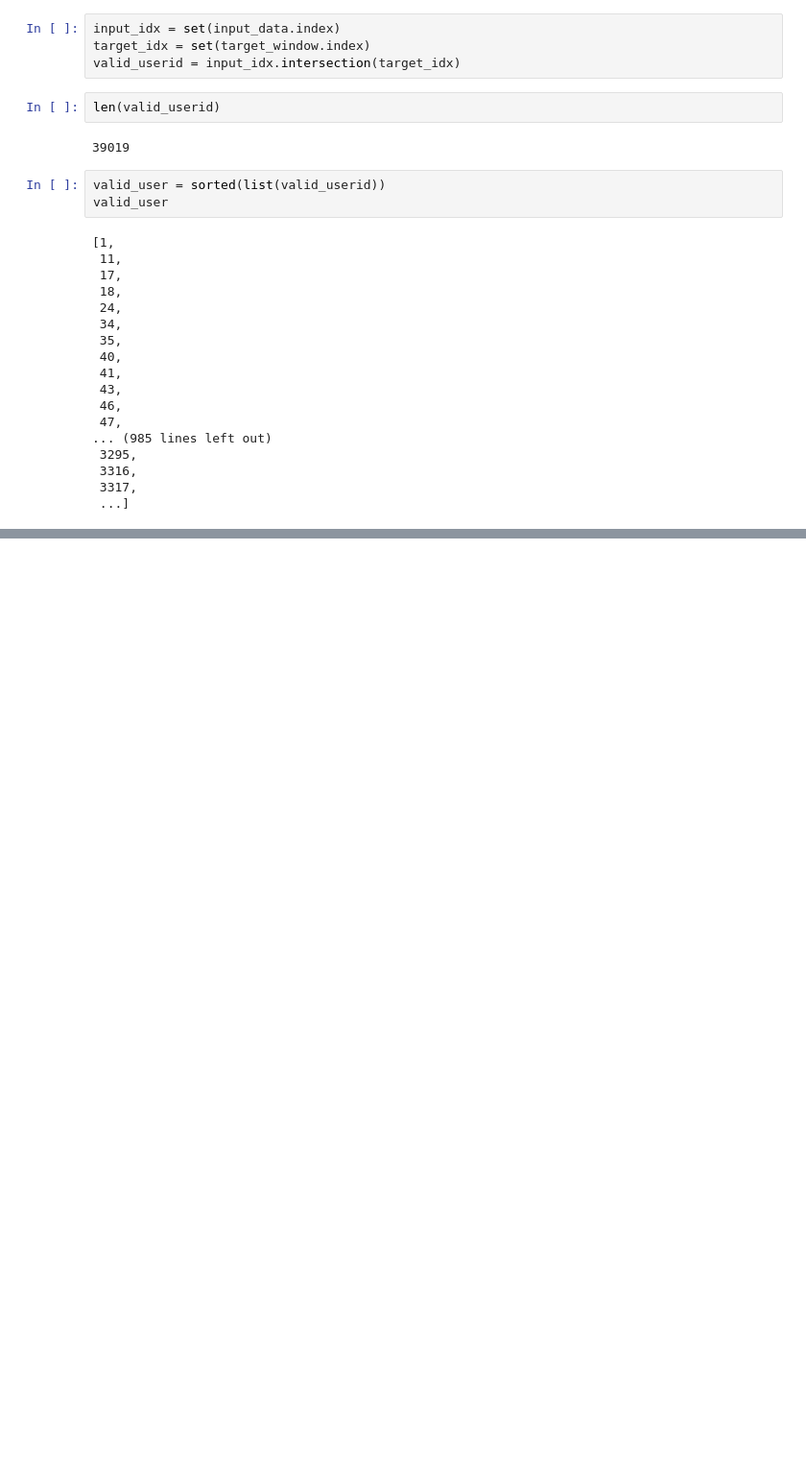
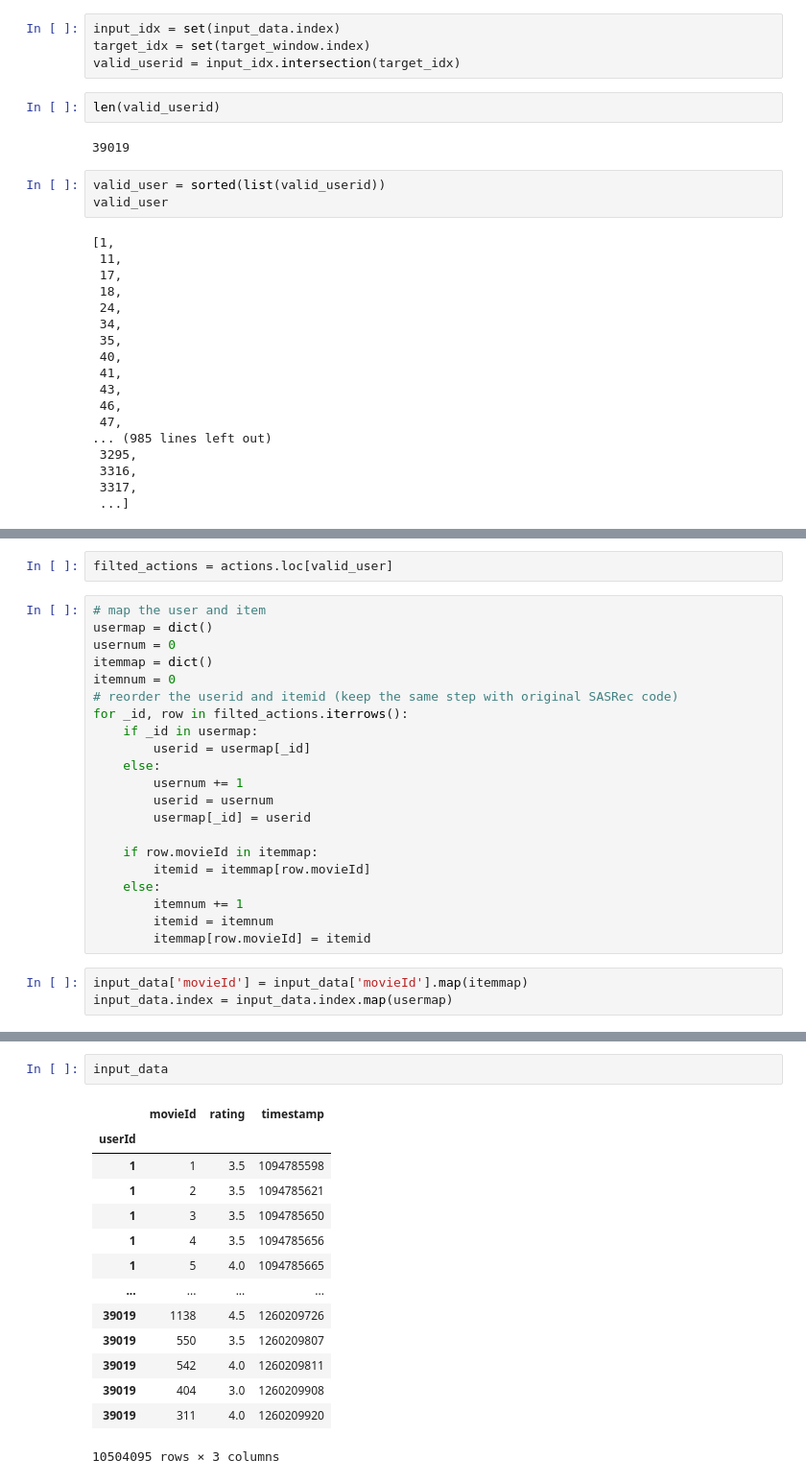
Before and after one commit to YunlongLin0125/Recommender-System, a Jupyter notebook: models/SASRec/data/processed/data_hanlding_ml-20M.ipynb, the cells around one changed output, grey strips where cells are left out. Shown at 96% size. Drawn from its saved outputs; the diff is of its cells as text; blank space fills up the shorter version.

```diff
--- a/models/SASRec/data/processed/data_hanlding_ml-20M.ipynb
+++ b/models/SASRec/data/processed/data_hanlding_ml-20M.ipynb
@@ -268,0 +297,26 @@ valid_user
+# %%
+filted_actions = actions.loc[valid_user]
+# %%
+# map the user and item
+usermap = dict()
+usernum = 0
+itemmap = dict()
+itemnum = 0
+# reorder the userid and itemid (keep the same step with original SASRec code)
+for _id, row in filted_actions.iterrows():
+    if _id in usermap:
+        userid = usermap[_id]
+    else:
+        usernum += 1
+        userid = usernum
+        usermap[_id] = userid
+
+    if row.movieId in itemmap:
+        itemid = itemmap[row.movieId]
+    else:
+        itemnum += 1
+        itemid = itemnum
+        itemmap[row.movieId] = itemid
+# %%
+input_data['movieId'] = input_data['movieId'].map(itemmap)
+input_data.index = input_data.index.map(usermap)
@@ -268,0 +346,17 @@ valid_user
+# %%
+input_data
+# %% [output]
+|  | movieId | rating | timestamp |
+| userId |  |  |  |
+| 1 | 1 | 3.5 | 1094785598 |
+| 1 | 2 | 3.5 | 1094785621 |
+| 1 | 3 | 3.5 | 1094785650 |
+| 1 | 4 | 3.5 | 1094785656 |
+| 1 | 5 | 4.0 | 1094785665 |
+| ... | ... | ... | ... |
+| 39019 | 1138 | 4.5 | 1260209726 |
+| 39019 | 550 | 3.5 | 1260209807 |
+| 39019 | 542 | 4.0 | 1260209811 |
+| 39019 | 404 | 3.0 | 1260209908 |
+| 39019 | 311 | 4.0 | 1260209920 |
+10504095 rows × 3 columns
```
Also changed, not shown: parts of 12 cells of this notebook, 2 other files.
